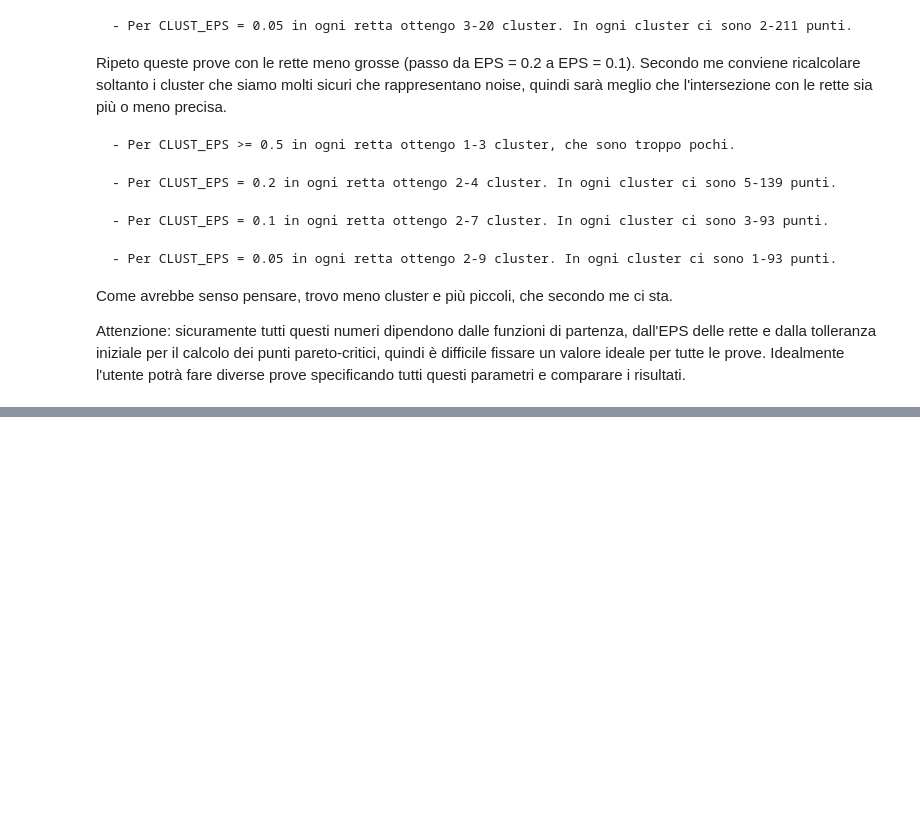
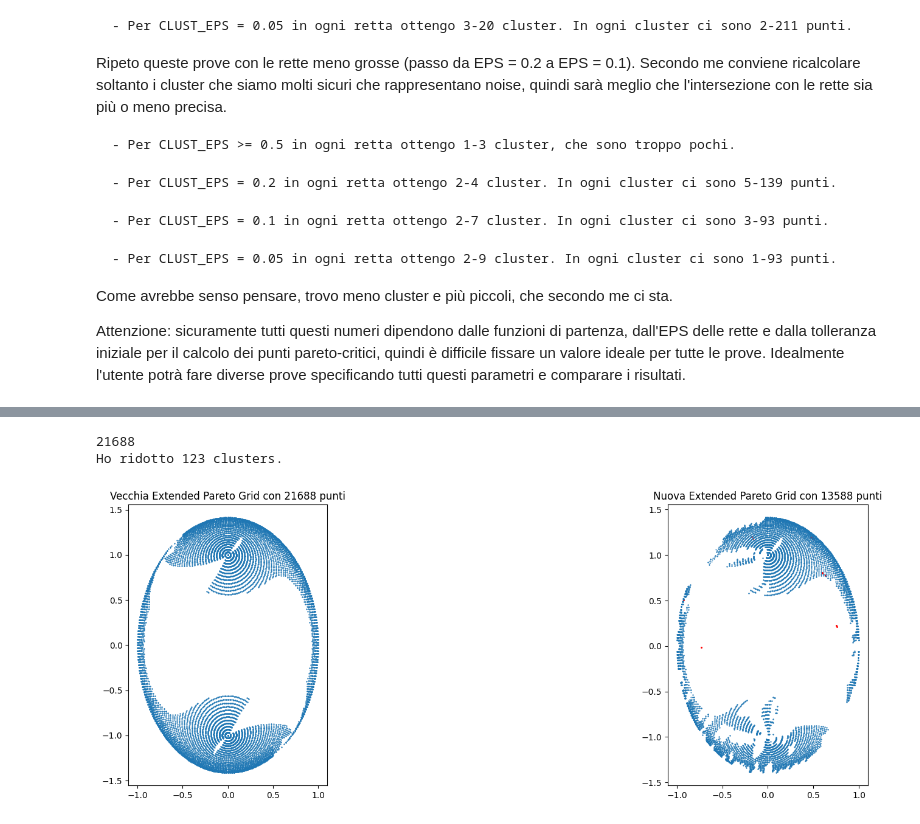
Before and after one commit to emosig/pershom, a Jupyter notebook: test_clustering.ipynb, the cells around one changed output, grey strips where cells are left out. Cells and saved outputs as stored; diff of their text form; code cells hidden in the pictures; blank space fills up the shorter version.

```diff
--- a/test_clustering.ipynb
+++ b/test_clustering.ipynb
@@ -102,0 +116,11 @@ Ho ridotto 3 clusters.
+# %%
+#Fascio di rette tipo 1
+t1rette = intersect_sheaf_type1(g1ppc,g2ppc)
+t1clusters = sheaf_of_clusters(t1rette)
+g1ppc,g2ppc,nclusters = manage_clusters(t1clusters,g1,g2,g1ppc,g2ppc,tol)
+print(len(g1ppc))
+print("Ho ridotto " + str(nclusters) + " clusters.")
+# %% [output]
+21688
+Ho ridotto 123 clusters.
+[figure, added]
```
Also changed, not shown: parts of 10 cells of this notebook, 1 other file.
